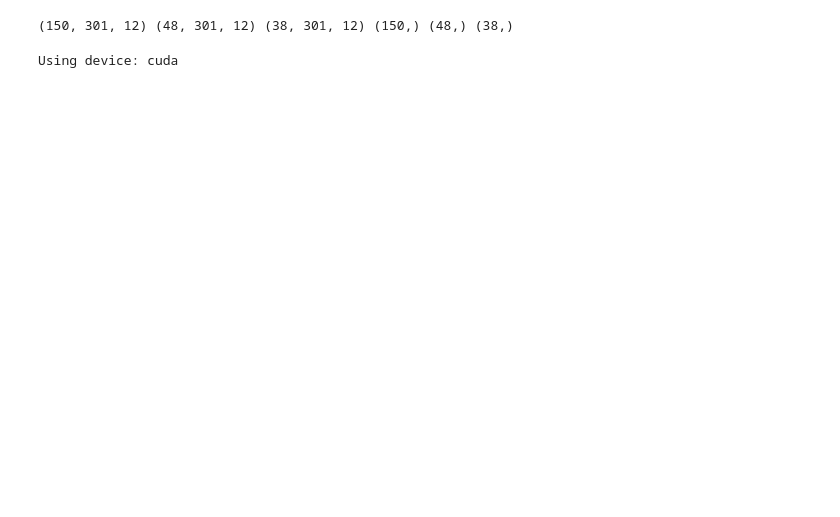
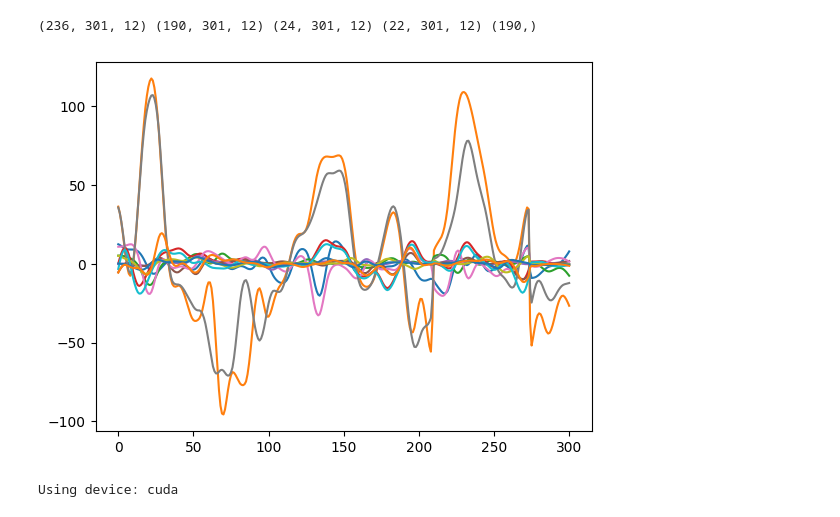
Before and after one commit to staystaywithme/HRI2025, a Jupyter notebook: Model/classifier/lstm.ipynb, the cells around one changed output. Saved outputs shown, nothing was run; the diff lists cells and outputs as text; code cells hidden in the pictures; blank space fills up the shorter version.

```diff
--- a/Model/classifier/lstm.ipynb
+++ b/Model/classifier/lstm.ipynb
@@ -12,32 +11,41 @@ from torchvision import datasets, transforms
 # %%
 #load data
 AC = np.load('C:\Github_LIU\SII2025\process_data\classifier\AC.npy')
 AD = np.load('C:\Github_LIU\SII2025\process_data\classifier\AD.npy')
 BC = np.load('C:\Github_LIU\SII2025\process_data\classifier\BC.npy')
 BD = np.load('C:\Github_LIU\SII2025\process_data\classifier\BD.npy')
 #split data into training and testing and validation
 X = np.concatenate((AC, AD, BC, BD), axis=0)
 AC_labels = [0] * len(AC)
 AD_labels = [1] * len(AD)
 BC_labels = [2] * len(BC)
 BD_labels = [3] * len(BD)
 y = np.concatenate((AC_labels, AD_labels, BC_labels, BD_labels), axis=0)
 #归一化
 def min_max_normalize(data):
-    return (data - np.min(data, axis=0)) / (np.max(data, axis=0) - np.min(data, axis=0))
-X = min_max_normalize(X)
-X_train, X_test, y_train, y_test = train_test_split(X, y, test_size=0.2, random_state=42)
-X_train, X_val, y_train, y_val = train_test_split(X_train, y_train, test_size=0.2, random_state=42)
-print(X_train.shape, X_test.shape, X_val.shape,y_train.shape, y_test.shape, y_val.shape)
-batch_size = 20
-train_data = torch.utils.data.TensorDataset(torch.from_numpy(X_train).float(), torch.from_numpy(y_train))
+    min_val = np.min(data, axis=0)
+    max_val = np.max(data, axis=0)
+    range_val = max_val - min_val
+    range_val[range_val == 0] = 1  # 防止除零错误
+    return (data - min_val) / range_val
+#X = min_max_normalize(X)
+X_train_val, X_test, y_train_val, y_test = train_test_split(X, y, test_size=0.1, random_state=42)
+X_train, X_val, y_train, y_val = train_test_split(X_train_val, y_train_val, test_size=0.1, random_state=42)
+print(X.shape,X_train.shape, X_test.shape, X_val.shape,y_train.shape)
+#draw X_train
+plt.plot(X_train[7])
+plt.show()
+
+batch_size = 22
+train_data = TensorDataset(torch.from_numpy(X_train).float(), torch.from_numpy(y_train))
 train_loader = DataLoader(train_data, shuffle=True, batch_size=batch_size)
-val_data = torch.utils.data.TensorDataset(torch.from_numpy(X_val).float(), torch.from_numpy(y_val))
+val_data = TensorDataset(torch.from_numpy(X_val).float(), torch.from_numpy(y_val))
 val_loader = DataLoader(val_data, shuffle=True, batch_size=batch_size)
-test_data = torch.utils.data.TensorDataset(torch.from_numpy(X_test).float(), torch.from_numpy(y_test))
+test_data = TensorDataset(torch.from_numpy(X_test).float(), torch.from_numpy(y_test))
 test_loader = DataLoader(test_data, shuffle=True, batch_size=batch_size)
 # %% [output]
-(150, 301, 12) (48, 301, 12) (38, 301, 12) (150,) (48,) (38,)
+(236, 301, 12) (190, 301, 12) (24, 301, 12) (22, 301, 12) (190,)
+[figure, added]
 # %%
 #define hyperparameters
 sequence_len = 301
```
Also changed, not shown: parts of 8 cells of this notebook, 1 other file.
